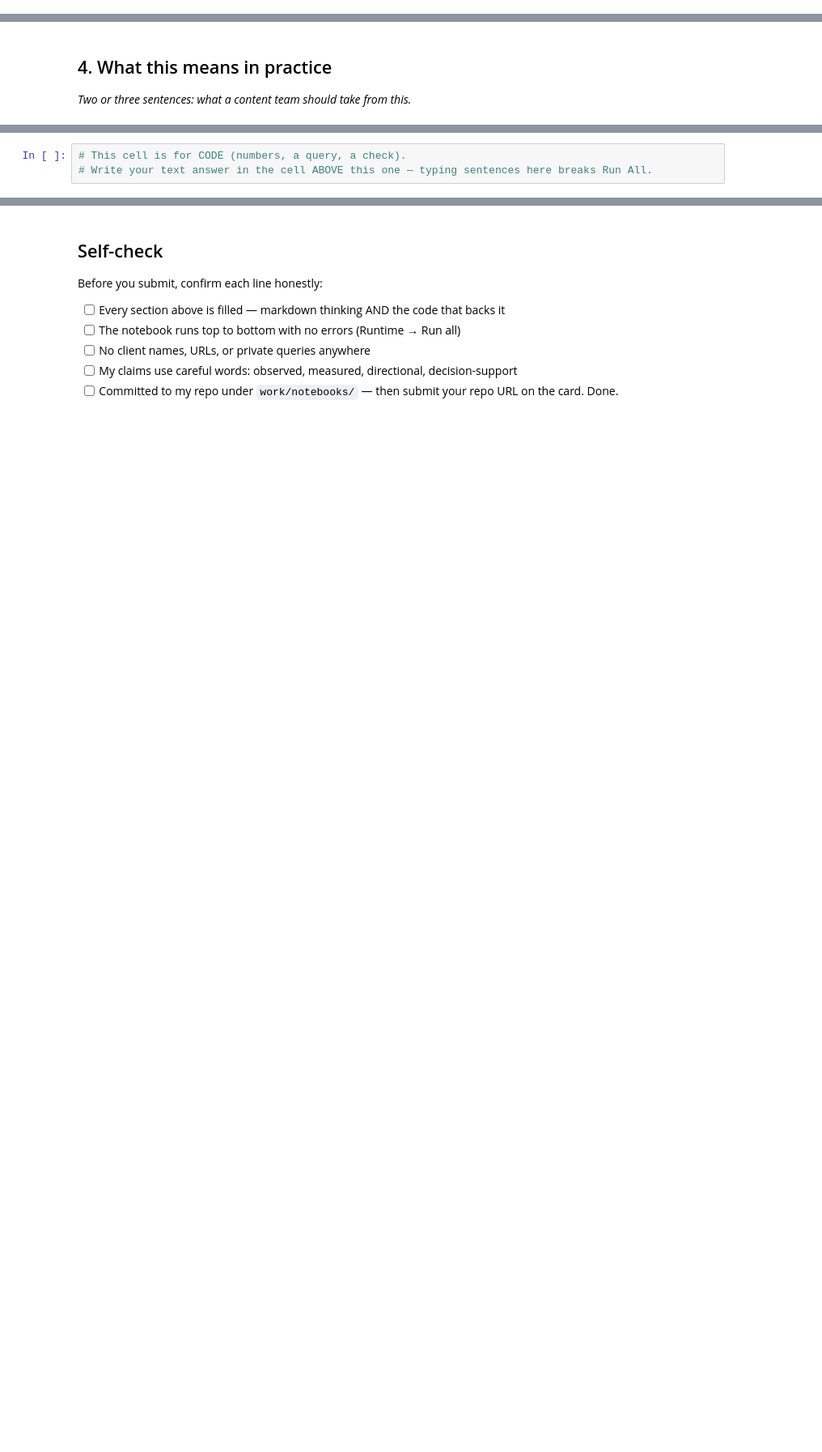
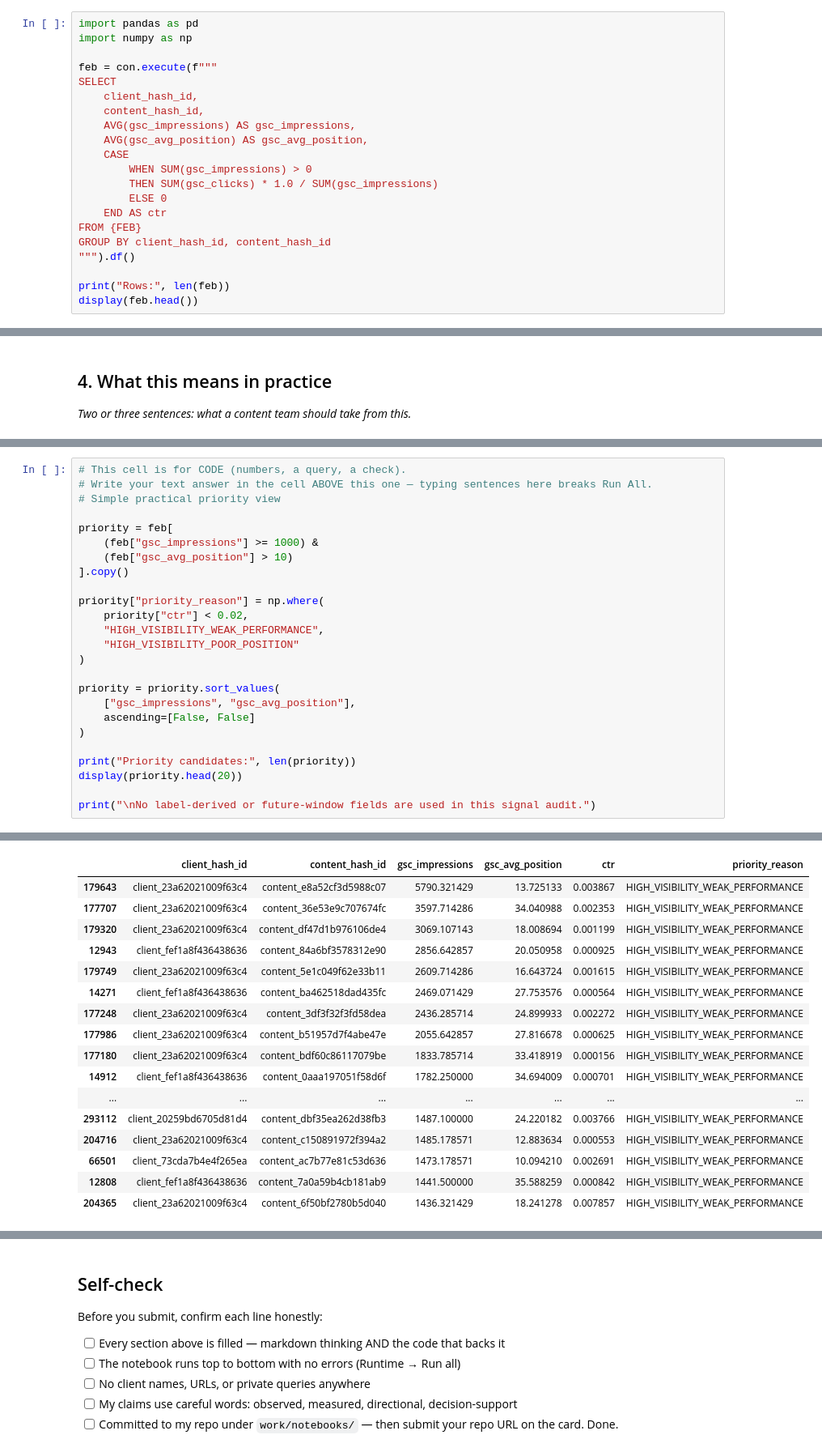
Before and after one commit to palkinsuneja/palkin-flyrank-ml-internship-july-to-sept-2026, a Jupyter notebook: work/notebooks/w04_signal_audit.ipynb, the cells around one changed output, grey strips where cells are left out. Shown at 81% size. Cells and saved outputs as stored; diff of their text form; blank space fills up the shorter version.

```diff
--- a/work/notebooks/w04_signal_audit.ipynb
+++ b/work/notebooks/w04_signal_audit.ipynb
@@ -8,0 +34,21 @@ This skeleton is yours to fill. Work the sections **in order** — each one has
+# %%
+import pandas as pd
+import numpy as np
+
+feb = con.execute(f"""
+SELECT
+    client_hash_id,
+    content_hash_id,
+    AVG(gsc_impressions) AS gsc_impressions,
+    AVG(gsc_avg_position) AS gsc_avg_position,
+    CASE
+        WHEN SUM(gsc_impressions) > 0
+        THEN SUM(gsc_clicks) * 1.0 / SUM(gsc_impressions)
+        ELSE 0
+    END AS ctr
+FROM {FEB}
+GROUP BY client_hash_id, content_hash_id
+""").df()
+
+print("Rows:", len(feb))
+display(feb.head())
@@ -34,3 +231,26 @@ This skeleton is yours to fill. Work the sections **in order** — each one has
 # %%
 # This cell is for CODE (numbers, a query, a check).
 # Write your text answer in the cell ABOVE this one — typing sentences here breaks Run All.
+# Simple practical priority view
+
+priority = feb[
+    (feb["gsc_impressions"] >= 1000) &
+    (feb["gsc_avg_position"] > 10)
+].copy()
+
+priority["priority_reason"] = np.where(
+    priority["ctr"] < 0.02,
+    "HIGH_VISIBILITY_WEAK_PERFORMANCE",
+    "HIGH_VISIBILITY_POOR_POSITION"
+)
+
+priority = priority.sort_values(
+    ["gsc_impressions", "gsc_avg_position"],
+    ascending=[False, False]
+)
+
+print("Priority candidates:", len(priority))
+display(priority.head(20))
+
+print("\nNo label-derived or future-window fields are used in this signal audit.")
+# %% [output]
@@ -36,0 +258,17 @@ This skeleton is yours to fill. Work the sections **in order** — each one has
+|  | client_hash_id | content_hash_id | gsc_impressions | gsc_avg_position | ctr | priority_reason |
+| 179643 | client_23a62021009f63c4 | content_e8a52cf3d5988c07 | 5790.321429 | 13.725133 | 0.003867 | HIGH_VISIBILITY_WEAK_PERFORMANCE |
+| 177707 | client_23a62021009f63c4 | content_36e53e9c707674fc | 3597.714286 | 34.040988 | 0.002353 | HIGH_VISIBILITY_WEAK_PERFORMANCE |
+| 179320 | client_23a62021009f63c4 | content_df47d1b976106de4 | 3069.107143 | 18.008694 | 0.001199 | HIGH_VISIBILITY_WEAK_PERFORMANCE |
+| 12943 | client_fef1a8f436438636 | content_84a6bf3578312e90 | 2856.642857 | 20.050958 | 0.000925 | HIGH_VISIBILITY_WEAK_PERFORMANCE |
+| 179749 | client_23a62021009f63c4 | content_5e1c049f62e33b11 | 2609.714286 | 16.643724 | 0.001615 | HIGH_VISIBILITY_WEAK_PERFORMANCE |
+| 14271 | client_fef1a8f436438636 | content_ba462518dad435fc | 2469.071429 | 27.753576 | 0.000564 | HIGH_VISIBILITY_WEAK_PERFORMANCE |
+| 177248 | client_23a62021009f63c4 | content_3df3f32f3fd58dea | 2436.285714 | 24.899933 | 0.002272 | HIGH_VISIBILITY_WEAK_PERFORMANCE |
+| 177986 | client_23a62021009f63c4 | content_b51957d7f4abe47e | 2055.642857 | 27.816678 | 0.000625 | HIGH_VISIBILITY_WEAK_PERFORMANCE |
+| 177180 | client_23a62021009f63c4 | content_bdf60c86117079be | 1833.785714 | 33.418919 | 0.000156 | HIGH_VISIBILITY_WEAK_PERFORMANCE |
+| 14912 | client_fef1a8f436438636 | content_0aaa197051f58d6f | 1782.250000 | 34.694009 | 0.000701 | HIGH_VISIBILITY_WEAK_PERFORMANCE |
+| ... | ... | ... | ... | ... | ... | ... |
+| 293112 | client_20259bd6705d81d4 | content_dbf35ea262d38fb3 | 1487.100000 | 24.220182 | 0.003766 | HIGH_VISIBILITY_WEAK_PERFORMANCE |
+| 204716 | client_23a62021009f63c4 | content_c150891972f394a2 | 1485.178571 | 12.883634 | 0.000553 | HIGH_VISIBILITY_WEAK_PERFORMANCE |
+| 66501 | client_73cda7b4e4f265ea | content_ac7b77e81c53d636 | 1473.178571 | 10.094210 | 0.002691 | HIGH_VISIBILITY_WEAK_PERFORMANCE |
+| 12808 | client_fef1a8f436438636 | content_7a0a59b4cb181ab9 | 1441.500000 | 35.588259 | 0.000842 | HIGH_VISIBILITY_WEAK_PERFORMANCE |
+| 204365 | client_23a62021009f63c4 | content_6f50bf2780b5d040 | 1436.321429 | 18.241278 | 0.007857 | HIGH_VISIBILITY_WEAK_PERFORMANCE |
```
Also changed, not shown: parts of 12 cells of this notebook.
